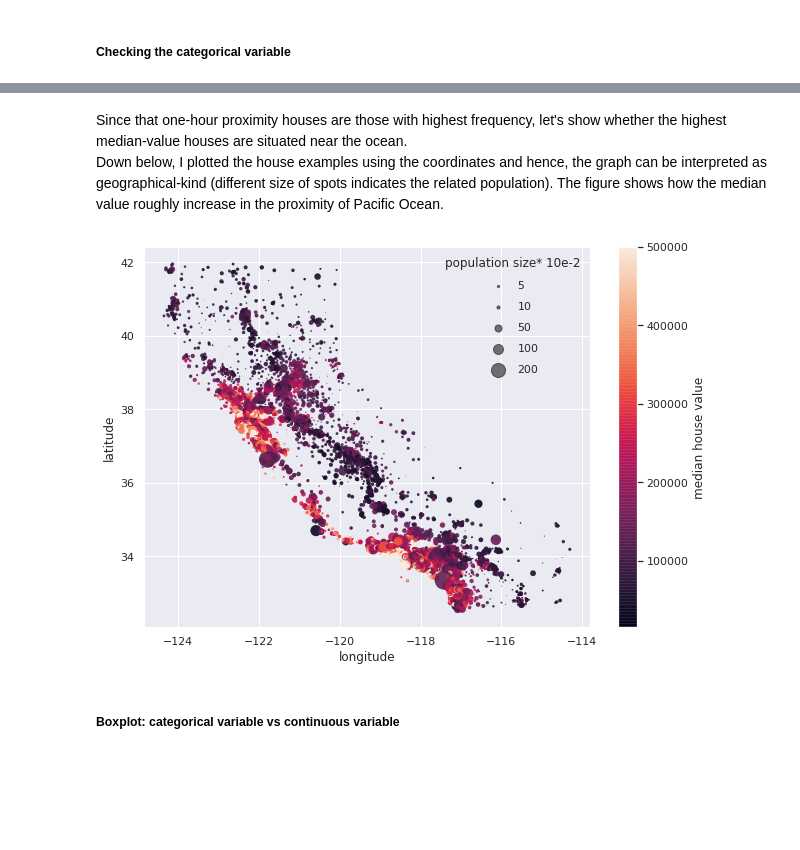
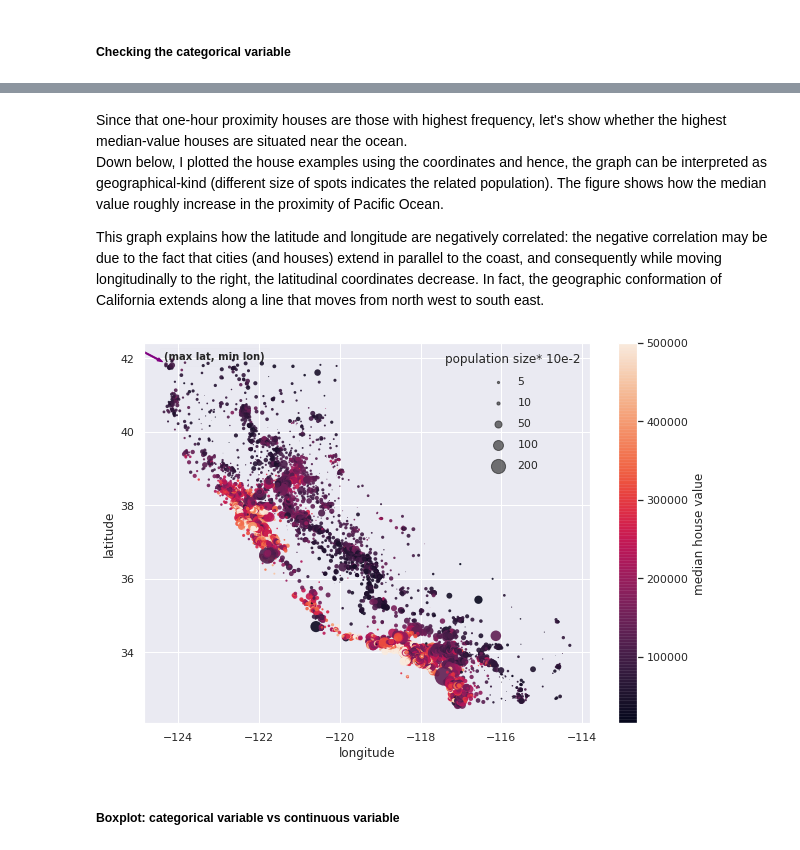
Before and after one commit to LorenzoBussotti/California_house_median_value_prediction, a Jupyter notebook: Californian_house_value.ipynb, the cells around one changed output, grey strips where cells are left out. Cells and saved outputs as stored; diff of their text form; code cells hidden in the pictures; blank space fills up the shorter version.

```diff
--- a/Californian_house_value.ipynb
+++ b/Californian_house_value.ipynb
@@ -198,29 +228,39 @@ plt.show()
 # %% [markdown]
 Since that one-hour proximity houses are those with highest frequency, let's show whether the highest median-value houses are situated near the ocean.  <br>
 Down below, I plotted the house examples using the coordinates and hence, the graph can be interpreted as geographical-kind (different size of spots indicates the related population). The figure shows how the median value roughly increase in the proximity of Pacific Ocean.
+
+This graph explains how the latitude and longitude are negatively correlated: the negative correlation may be due to the fact that cities (and houses) extend in parallel to the coast, and consequently while moving longitudinally to the right, the latitudinal coordinates decrease. In fact, the geographic conformation of California extends along a line that moves from north west to south east.
 # %%
 lat, lon = ch['latitude'], ch['longitude']
 mhv = ch['median_house_value']
 # Scatter the points, using size and color but no label
 plt.figure(figsize=(10,7))
 plt.scatter(
     lon, lat,
     c=mhv,
     s=ch['population']/100,
     linewidth=0, alpha=0.9,
 )
 plt.xlabel('longitude')
 plt.ylabel('latitude')
 plt.colorbar(label='median house value')
 
 for pop in [5, 10, 50, 100, 200]:
     plt.scatter([], [],  alpha=0.6, s=pop,
                 label=str(pop), c='k')
 plt.legend(scatterpoints=1, frameon=False,
            labelspacing=1, title='population size* 10e-2')
+x,y= (-124.35, 41.95, )
+plt.text(x,y,'(max lat, min lon)',
+         fontsize=10,weight='bold',
+         bbox=dict(facecolor='#00000001',edgecolor='#00000001'))
+
+# add arrows
+plt.arrow(x=-124.9, y=42.2, dx=0.4, dy=-0.23, width=.03, color = "purple")
+
 plt.show()
 # %% [output]
-[figure, old version]
+[figure, new version]
 # %% [markdown]
 ##### Boxplot: categorical variable vs continuous variable
 # %% [markdown]
```
Also changed, not shown: parts of 24 cells of this notebook.
